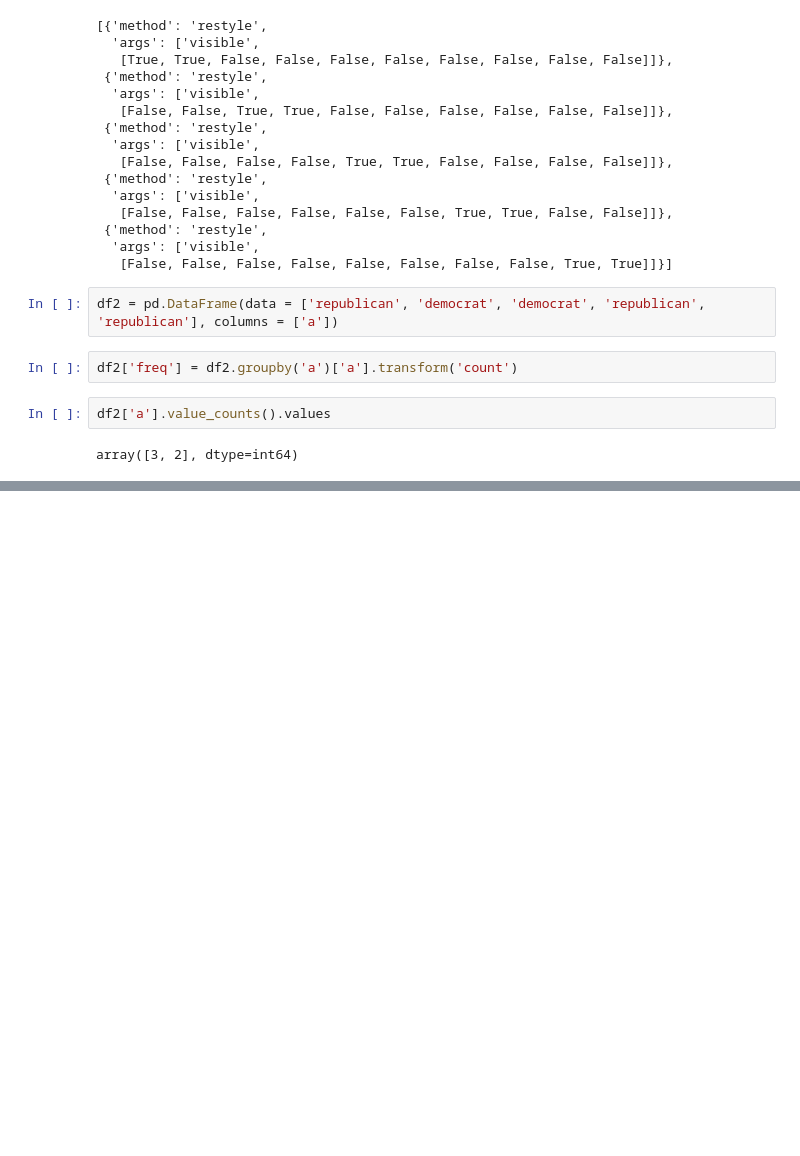
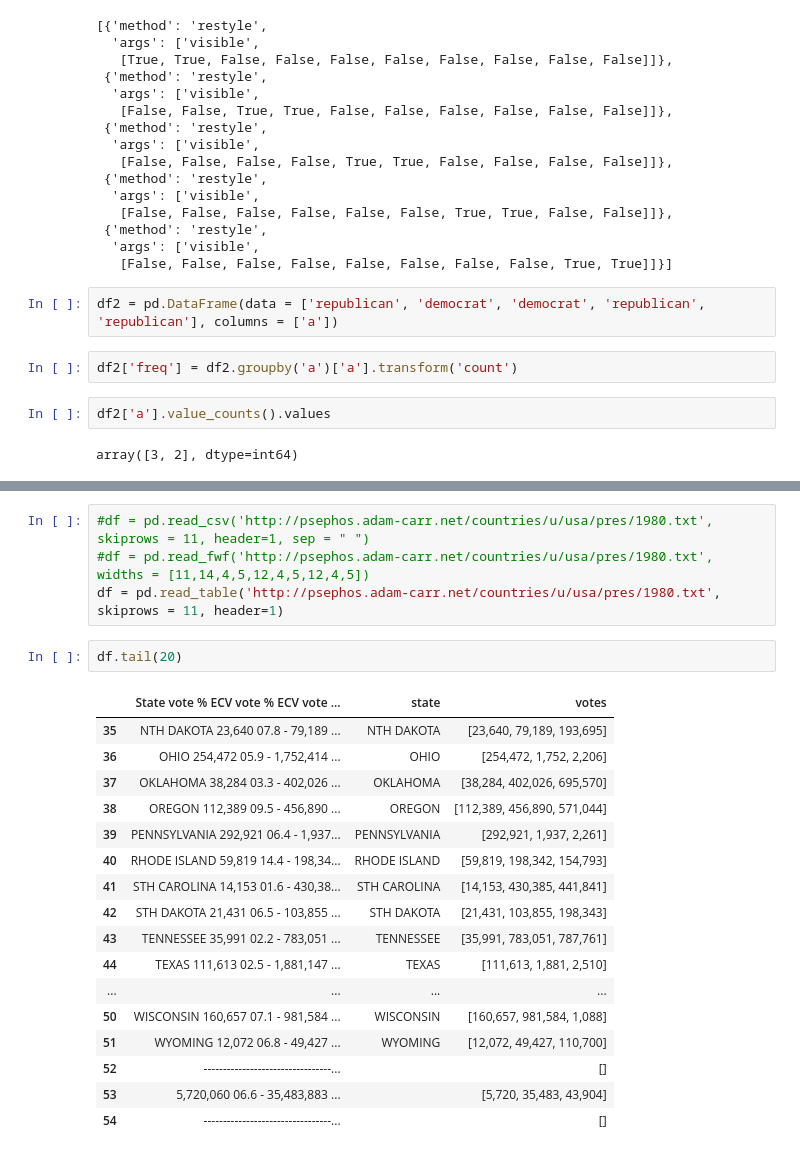
Before and after one commit to ta-data-mexpt/project-dataviz, a Jupyter notebook: scratch_pad.ipynb, the cells around one changed output, grey strips where cells are left out. Drawn from its saved outputs; the diff is of its cells as text; blank space fills up the shorter version.

```diff
--- a/scratch_pad.ipynb
+++ b/scratch_pad.ipynb
@@ -101,3 +103,27 @@ fig.update_layout(uniformtext_minsize=12, uniformtext_mode='hide')
 fig.show()
 # %% [output]
 [interactive output not drawn]
+# %%
+#df = pd.read_csv('http://psephos.adam-carr.net/countries/u/usa/pres/1980.txt', skiprows = 11, header=1, sep = " ")
+#df = pd.read_fwf('http://psephos.adam-carr.net/countries/u/usa/pres/1980.txt', widths = [11,14,4,5,12,4,5,12,4,5])
+df = pd.read_table('http://psephos.adam-carr.net/countries/u/usa/pres/1980.txt', skiprows = 11, header=1)
+# %%
+df.tail(20)
+# %% [output]
+|  | State vote % ECV vote % ECV vote ... | state | votes |
+| 35 | NTH DAKOTA 23,640 07.8 - 79,189 ... | NTH DAKOTA | [23,640, 79,189, 193,695] |
+| 36 | OHIO 254,472 05.9 - 1,752,414 ... | OHIO | [254,472, 1,752, 2,206] |
+| 37 | OKLAHOMA 38,284 03.3 - 402,026 ... | OKLAHOMA | [38,284, 402,026, 695,570] |
+| 38 | OREGON 112,389 09.5 - 456,890 ... | OREGON | [112,389, 456,890, 571,044] |
+| 39 | PENNSYLVANIA 292,921 06.4 - 1,937... | PENNSYLVANIA | [292,921, 1,937, 2,261] |
+| 40 | RHODE ISLAND 59,819 14.4 - 198,34... | RHODE ISLAND | [59,819, 198,342, 154,793] |
+| 41 | STH CAROLINA 14,153 01.6 - 430,38... | STH CAROLINA | [14,153, 430,385, 441,841] |
+| 42 | STH DAKOTA 21,431 06.5 - 103,855 ... | STH DAKOTA | [21,431, 103,855, 198,343] |
+| 43 | TENNESSEE 35,991 02.2 - 783,051 ... | TENNESSEE | [35,991, 783,051, 787,761] |
+| 44 | TEXAS 111,613 02.5 - 1,881,147 ... | TEXAS | [111,613, 1,881, 2,510] |
+| ... | ... | ... | ... |
+| 50 | WISCONSIN 160,657 07.1 - 981,584 ... | WISCONSIN | [160,657, 981,584, 1,088] |
+| 51 | WYOMING 12,072 06.8 - 49,427 ... | WYOMING | [12,072, 49,427, 110,700] |
+| 52 | ---------------------------------... |  | [] |
+| 53 | 5,720,060 06.6 - 35,483,883 ... |  | [5,720, 35,483, 43,904] |
+| 54 | ---------------------------------... |  | [] |
```
Also changed, not shown: parts of 4 cells of this notebook, 2 other files.
